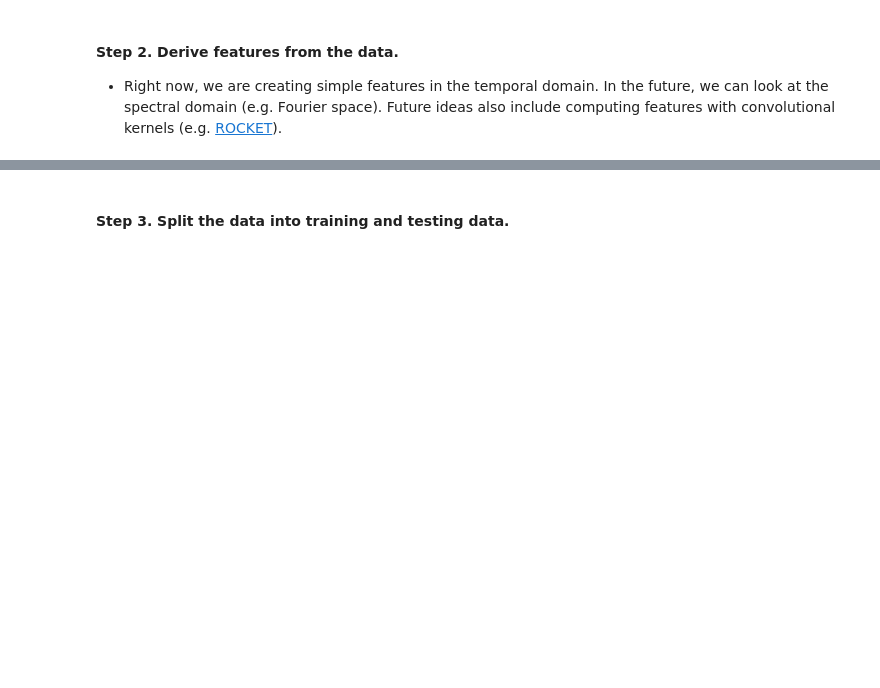
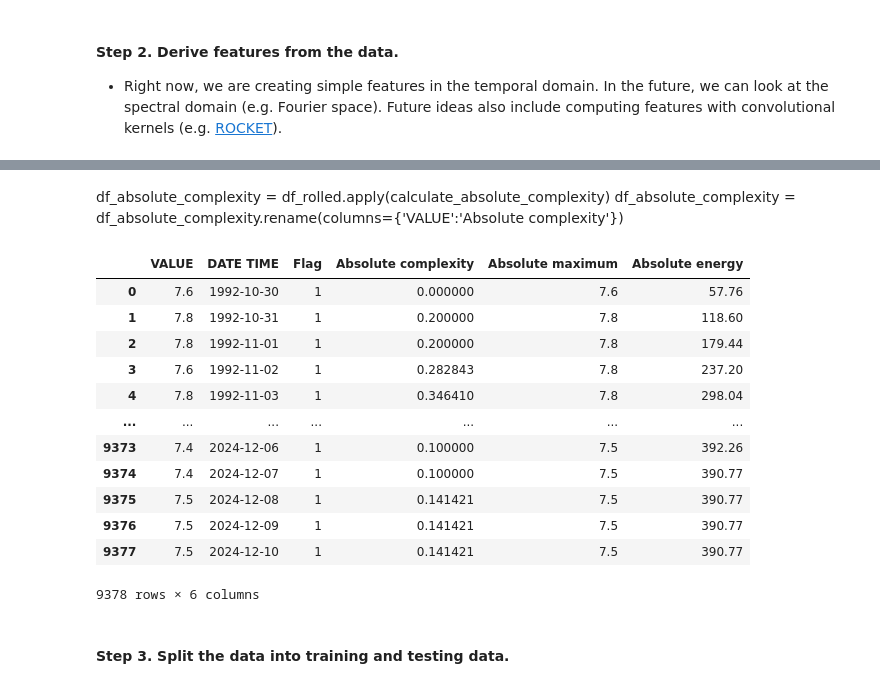
Before and after one commit to DWR-QA-Program/caldata-dsa-outlier-tool, a Jupyter notebook: dwr/dwr.ipynb, the cells around one changed output, grey strips where cells are left out. Drawn from its saved outputs; the diff is of its cells as text; code cells hidden in the pictures; blank space fills up the shorter version.

Commit message:
calculated energy, complexity, and maximum

```diff
--- a/dwr/dwr.ipynb
+++ b/dwr/dwr.ipynb
@@ -161,3 +124,12 @@ time_chunk
 # %%
 # Calculate absolute maximum
-feature_extraction.feature_calculators.absolute_maximum(time_chunk['VALUE'])
+def calculate_absolute_maximum(n):
+    return feature_extraction.feature_calculators.absolute_maximum(n)
+
+# Calculate the absolute energy
+def calculate_absolute_energy(n):
+    return feature_extraction.feature_calculators.abs_energy(n)
+
+# Calculate a measure of complexity
+def calculate_absolute_complexity(n):
+    return feature_extraction.feature_calculators.cid_ce(n, normalize = False)
@@ -175,0 +136,9 @@ np.float64(526.5699999999999)
+# %%
+df_absolute_energy = df_rolled.apply(calculate_absolute_energy)
+df_absolute_energy = df_absolute_energy.rename(columns={'VALUE':'Absolute energy'})
+# %%
+df_absolute_maximum = df_rolled.apply(calculate_absolute_maximum)
+df_absolute_maximum = df_absolute_maximum.rename(columns={'VALUE':'Absolute maximum'})
+# %% [markdown]
+df_absolute_complexity = df_rolled.apply(calculate_absolute_complexity)
+df_absolute_complexity = df_absolute_complexity.rename(columns={'VALUE':'Absolute complexity'})
@@ -176,3 +147,23 @@ np.float64(526.5699999999999)
+# %%
+df_clean['Absolute complexity'] = df_absolute_complexity['Absolute complexity']
+df_clean['Absolute maximum'] = df_absolute_maximum['Absolute maximum']
+df_clean['Absolute energy'] = df_absolute_energy['Absolute energy']
+# %%
+df_clean
+# %% [output]
+|  | VALUE | DATE TIME | Flag | Absolute complexity | Absolute maximum | Absolute energy |
+| 0 | 7.6 | 1992-10-30 | 1 | 0.000000 | 7.6 | 57.76 |
+| 1 | 7.8 | 1992-10-31 | 1 | 0.200000 | 7.8 | 118.60 |
+| 2 | 7.8 | 1992-11-01 | 1 | 0.200000 | 7.8 | 179.44 |
+| 3 | 7.6 | 1992-11-02 | 1 | 0.282843 | 7.8 | 237.20 |
+| 4 | 7.8 | 1992-11-03 | 1 | 0.346410 | 7.8 | 298.04 |
+| ... | ... | ... | ... | ... | ... | ... |
+| 9373 | 7.4 | 2024-12-06 | 1 | 0.100000 | 7.5 | 392.26 |
+| 9374 | 7.4 | 2024-12-07 | 1 | 0.100000 | 7.5 | 390.77 |
+| 9375 | 7.5 | 2024-12-08 | 1 | 0.141421 | 7.5 | 390.77 |
+| 9376 | 7.5 | 2024-12-09 | 1 | 0.141421 | 7.5 | 390.77 |
+| 9377 | 7.5 | 2024-12-10 | 1 | 0.141421 | 7.5 | 390.77 |
+9378 rows × 6 columns
 # %% [markdown]
 #### Step 3. Split the data into training and testing data.
 # %%
```
Also changed, not shown: parts of 16 cells of this notebook.
